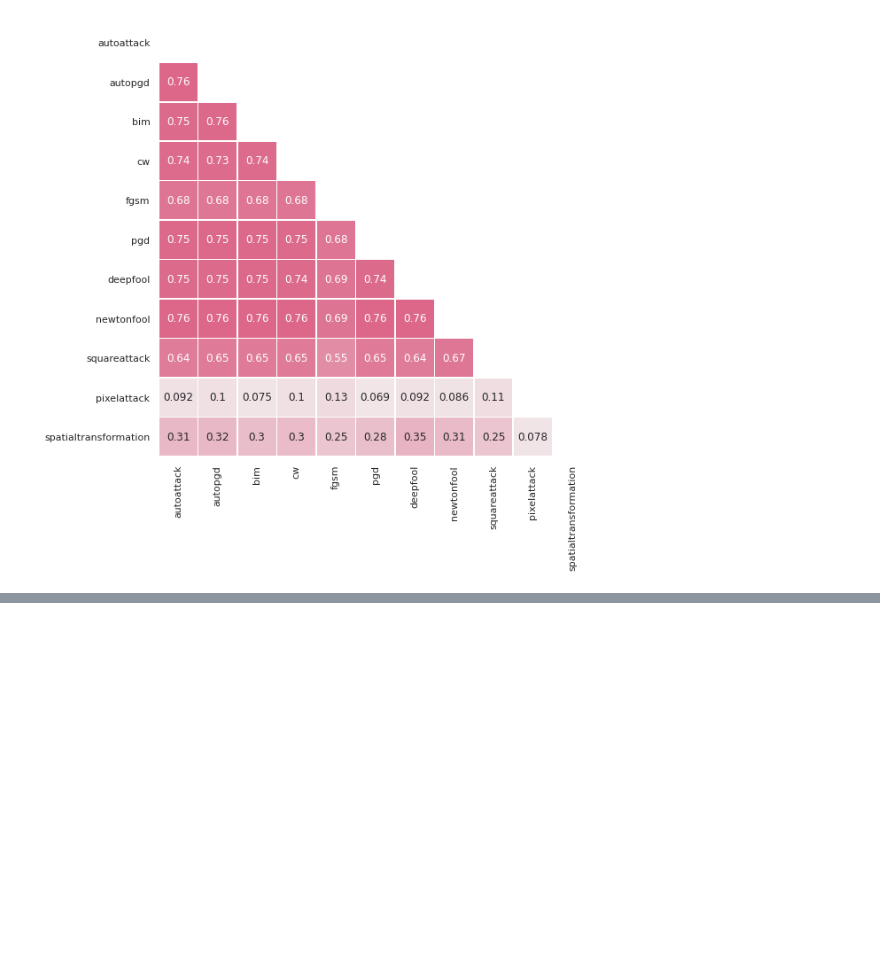
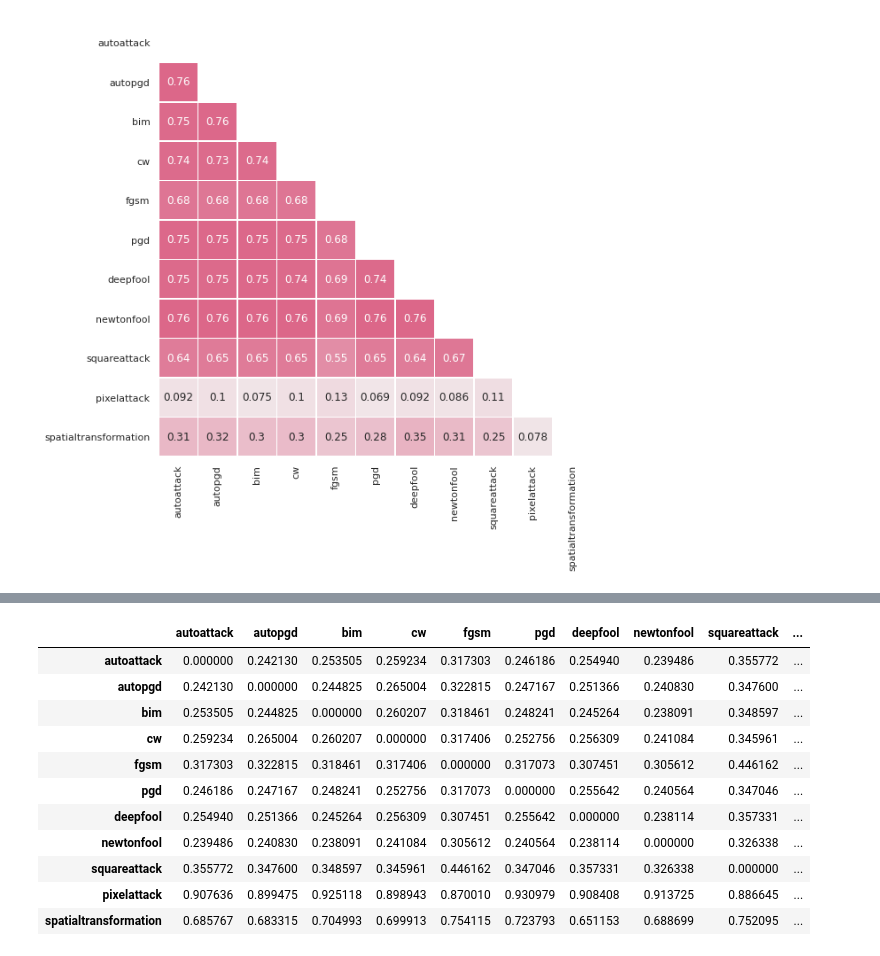
Before and after one commit to mhilmiasyrofi/attack-analysis, a Jupyter notebook: cifar10/evaluation-metric-fine-grain.ipynb, the cells around one changed output, grey strips where cells are left out. Saved outputs shown, nothing was run; the diff lists cells and outputs as text; code cells hidden in the pictures; blank space fills up the shorter version.

```diff
--- a/cifar10/evaluation-metric-fine-grain.ipynb
+++ b/cifar10/evaluation-metric-fine-grain.ipynb
@@ -227,0 +295,15 @@ plot_half_heatmap(bsem, cmap, path)
+# %%
+1-bsem
+# %% [output]
+|  | autoattack | autopgd | bim | cw | fgsm | pgd | deepfool | newtonfool | squareattack | ... |
+| autoattack | 0.000000 | 0.242130 | 0.253505 | 0.259234 | 0.317303 | 0.246186 | 0.254940 | 0.239486 | 0.355772 | ... |
+| autopgd | 0.242130 | 0.000000 | 0.244825 | 0.265004 | 0.322815 | 0.247167 | 0.251366 | 0.240830 | 0.347600 | ... |
+| bim | 0.253505 | 0.244825 | 0.000000 | 0.260207 | 0.318461 | 0.248241 | 0.245264 | 0.238091 | 0.348597 | ... |
+| cw | 0.259234 | 0.265004 | 0.260207 | 0.000000 | 0.317406 | 0.252756 | 0.256309 | 0.241084 | 0.345961 | ... |
+| fgsm | 0.317303 | 0.322815 | 0.318461 | 0.317406 | 0.000000 | 0.317073 | 0.307451 | 0.305612 | 0.446162 | ... |
+| pgd | 0.246186 | 0.247167 | 0.248241 | 0.252756 | 0.317073 | 0.000000 | 0.255642 | 0.240564 | 0.347046 | ... |
+| deepfool | 0.254940 | 0.251366 | 0.245264 | 0.256309 | 0.307451 | 0.255642 | 0.000000 | 0.238114 | 0.357331 | ... |
+| newtonfool | 0.239486 | 0.240830 | 0.238091 | 0.241084 | 0.305612 | 0.240564 | 0.238114 | 0.000000 | 0.326338 | ... |
+| squareattack | 0.355772 | 0.347600 | 0.348597 | 0.345961 | 0.446162 | 0.347046 | 0.357331 | 0.326338 | 0.000000 | ... |
+| pixelattack | 0.907636 | 0.899475 | 0.925118 | 0.898943 | 0.870010 | 0.930979 | 0.908408 | 0.913725 | 0.886645 | ... |
+| spatialtransformation | 0.685767 | 0.683315 | 0.704993 | 0.699913 | 0.754115 | 0.723793 | 0.651153 | 0.688699 | 0.752095 | ... |
```
Also changed, not shown: parts of 7 cells of this notebook.
